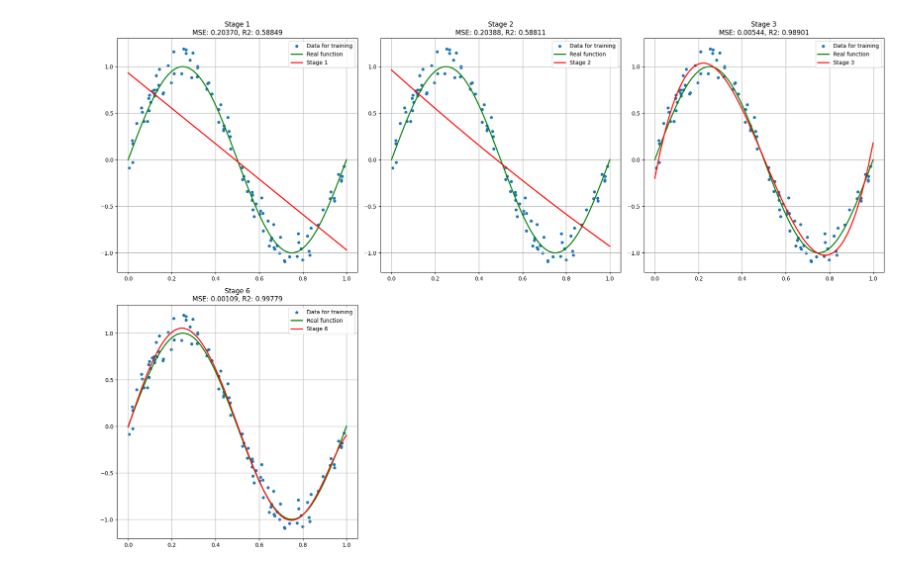
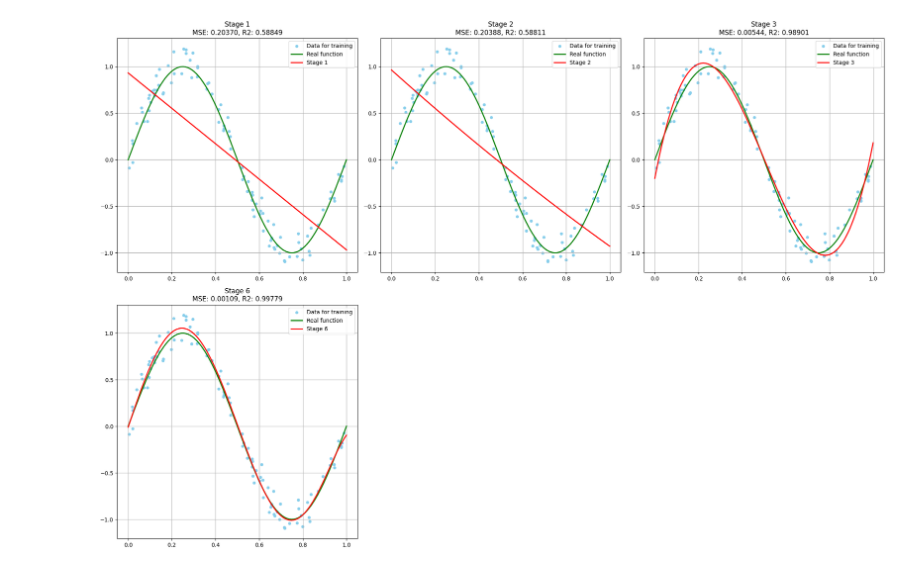
Before and after one commit to Nester0v/MachineLearningCourse, a Jupyter notebook: Lab10/task_10_polynomial_regression.ipynb, the cells around one changed output. Drawn from its saved outputs; the diff is of its cells as text; code cells hidden in the pictures.

Commit message:
Lab10 completed color and asize fixed

```diff
--- a/Lab10/task_10_polynomial_regression.ipynb
+++ b/Lab10/task_10_polynomial_regression.ipynb
@@ -13,32 +13,32 @@ y_train = np.sin(2 * np.pi * X_train) + np.random.normal(0, 0.1, 100)
 X_test = np.linspace(0, 1, 100)
 y_true = np.sin(2 * np.pi * X_test)
 
 degrees = [1, 2, 3, 6]
 
 plt.figure(figsize=(20, 20))
 
 for i, degree in enumerate(degrees):
     poly_features = PolynomialFeatures(degree=degree, include_bias=False)
     X_poly = poly_features.fit_transform(X_train.reshape(-1, 1))
 
     model = LinearRegression()
     model.fit(X_poly, y_train)
 
     X_test_poly = poly_features.transform(X_test.reshape(-1, 1))
     y_pred = model.predict(X_test_poly)
 
     mse = mean_squared_error(y_true, y_pred)
     r2 = r2_score(y_true, y_pred)
 
     plt.subplot(3, 3, i + 1)
-    plt.scatter(X_train, y_train, s=20, label='Data for training')
+    plt.scatter(X_train, y_train, s=20, label='Data for training', color='skyblue')
     plt.plot(X_test, y_true, label='Real function', linewidth=2, color='green')
     plt.plot(X_test, y_pred, label=f'Stage {degree}', linewidth=2, color='red')
     plt.title(f'Stage {degree}\nMSE: {mse:.5f}, R2: {r2:.5f}')
     plt.legend()
     plt.grid()
 
 plt.tight_layout()
 plt.show()
 # %% [output]
-[figure, old version]
+[figure, new version]
```
